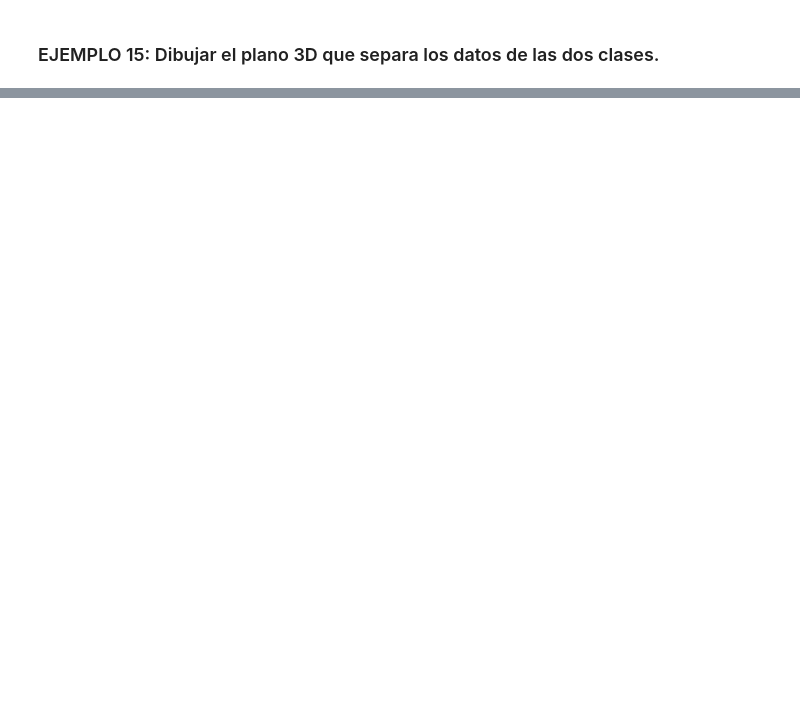
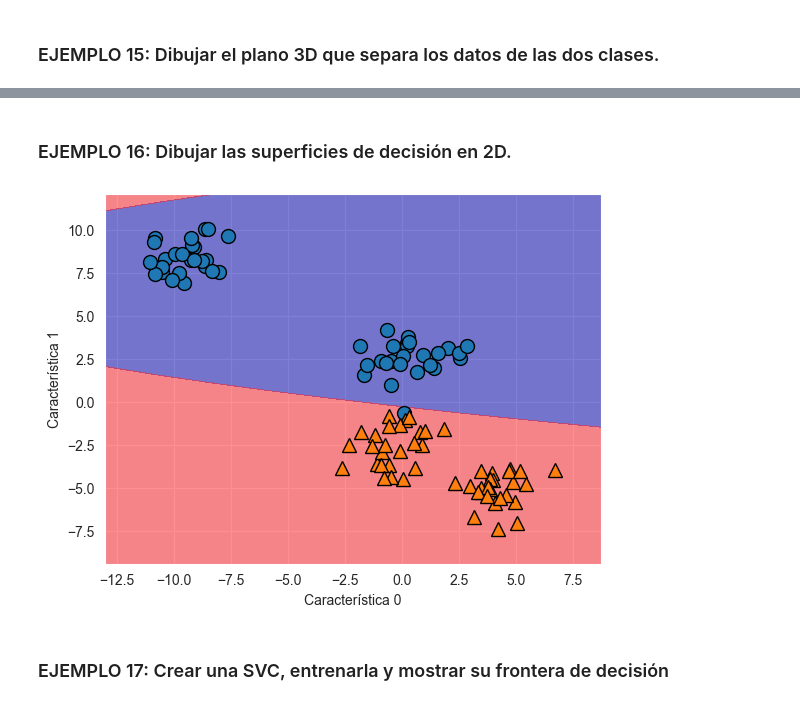
Before and after one commit to SamuehFDEZ/MachineLearning, a Jupyter notebook: saa/U3_AprendizajeSupervisado2/ejemplos/u03_util.ipynb, the cells around one changed output, grey strips where cells are left out. Cells and saved outputs as stored; diff of their text form; code cells hidden in the pictures; blank space fills up the shorter version.

```diff
--- a/saa/U3_AprendizajeSupervisado2/ejemplos/u03_util.ipynb
+++ b/saa/U3_AprendizajeSupervisado2/ejemplos/u03_util.ipynb
@@ -100,0 +207,35 @@ NameError: name 'classifier' is not defined
+# %%
+def discrete_scatter(x1, x2, y=None, markers=None, s=10, ax=None, labels=None, padding=.2, alpha=1, c=None, markeredgewidth=None):
+    if ax is None:
+        ax = plt.gca()
+    if y is None:
+        y = np.zeros(len(x1))
+    if markers is None:
+        markers = ['o', '^', 'v', 'D', 's', '*', 'p', 'h', 'H', '8', '<', '>'] * 10
+    if len(markers) == 1:
+        markers = markers * len(np.unique(y))
+    if labels is None:
+        labels = np.unique(y)
+    lineas = []
+    for i, (yy, cycle) in enumerate(zip(np.unique(y), mpl.rcParams['axes.prop_cycle']())):
+        mask = y == yy
+        if c is None:
+            color = cycle['color']
+        elif len(c) > 1:
+            color = c[i]
+        else:
+            color = c
+        # si c es none, usa colores repetidos
+        if np.mean(colorConverter.to_rgb(color)) < .4:  # frontera clara si marker oscuro
+            markeredgecolor = "grey"
+        else:
+            markeredgecolor = "black"
+        lineas.append(ax.plot(x1[mask], x2[mask], markers[i], markersize=s, label=labels[i], alpha=alpha, c=color,markeredgewidth=markeredgewidth, markeredgecolor=markeredgecolor)[0])
+    if padding != 0:
+        pad1 = x1.std() * padding
+        pad2 = x2.std() * padding
+        xlim = ax.get_xlim()
+        ylim = ax.get_ylim()
+        ax.set_xlim(min(x1.min() - pad1, xlim[0]), max(x1.max() + pad1, xlim[1]))
+        ax.set_ylim(min(x2.min() - pad2, ylim[0]), max(x2.max() + pad2, ylim[1]))
+    return lineas
@@ -153,0 +352,15 @@ ax.view_init(elev=-156., azim=-20, roll=0) # plt.show()
+# %% [markdown]
+### EJEMPLO 16: Dibujar las superficies de decisión en 2D.
+# %%
+ZZ = YY ** 2
+dec = lineal_svm_3d.decision_function(np.c_[XX.ravel(), YY.ravel(), ZZ.ravel()])
+plt.contourf(XX, YY, dec.reshape(XX.shape), levels=[dec.min(), 0, dec.max()], cmap= cm2,
+alpha=0.5)
+discrete_scatter(X[:, 0], X[:, 1], y)
+plt.xlabel("Característica 0")
+plt.ylabel("Característica 1")
+plt.show()
+# %% [output]
+[figure, added]
+# %% [markdown]
+### EJEMPLO 17: Crear una SVC, entrenarla y mostrar su frontera de decisión
```
Also changed, not shown: parts of 37 cells of this notebook, 2 other files.
